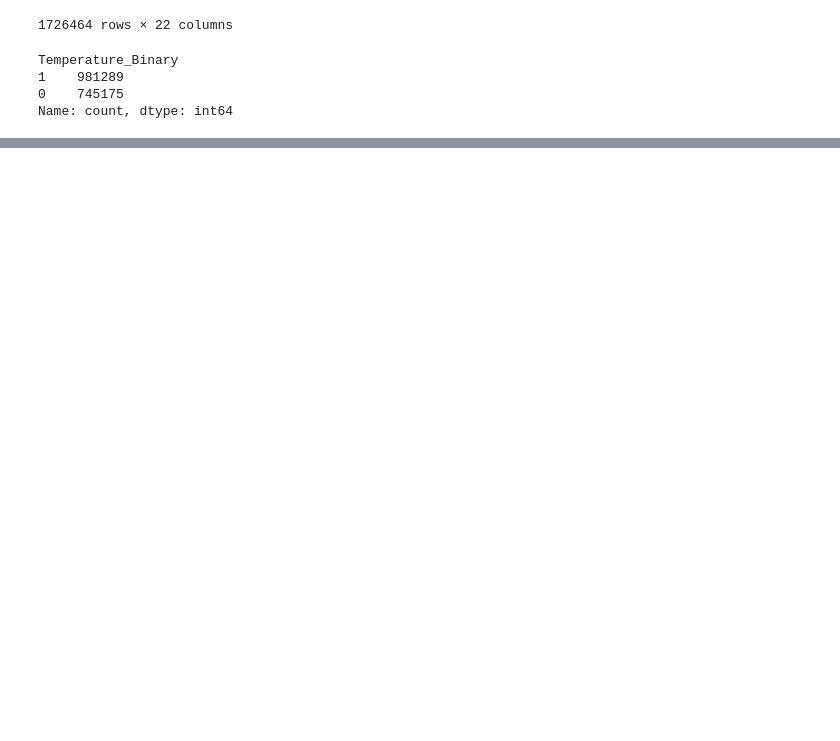
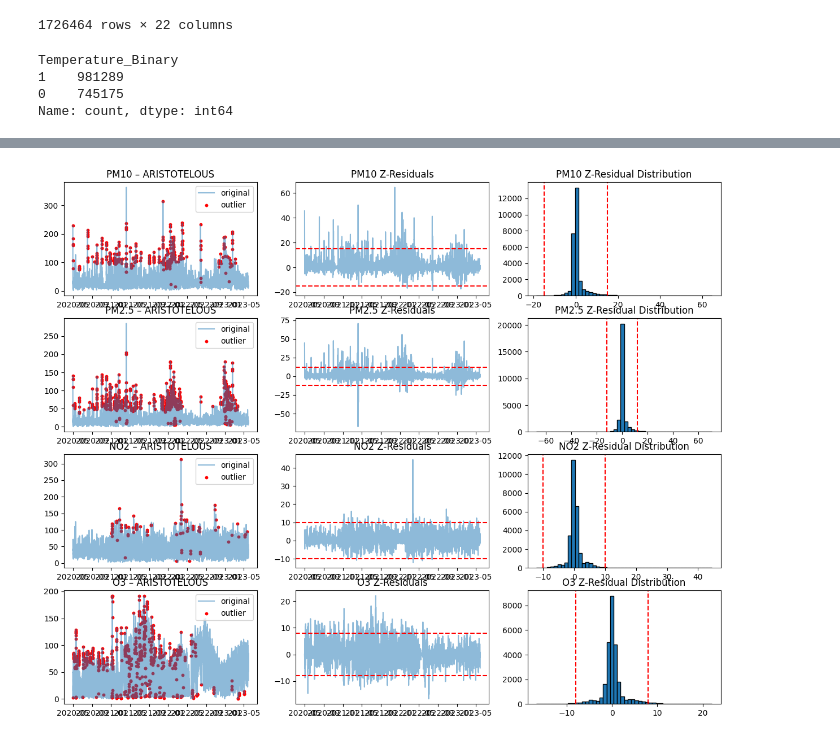
Before and after one commit to erzamerovci/PVDH-AirQualityDataAnalysisAndVisualization, a Jupyter notebook: air_quality_analysis.ipynb, the cells around one changed output, grey strips where cells are left out. Cells and saved outputs as stored; diff of their text form; code cells hidden in the pictures; blank space fills up the shorter version.

Commit message:
Add plot_station_outliers function for visualizing pollutant outliers

```diff
--- a/air_quality_analysis.ipynb
+++ b/air_quality_analysis.ipynb
@@ -758,0 +829,34 @@ df_no_outliers
+# %%
+import matplotlib.pyplot as plt
+
+def plot_station_outliers(station_name, df_final):
+    station_df = df_final[df_final['station_name'] == station_name].sort_values('Date')
+
+    fig, axes = plt.subplots(4, 3, figsize=(15, 12))
+    axes = axes.flatten()
+
+    for idx, var in enumerate(['PM10', 'PM2.5', 'NO2', 'O3']):
+        suf = safe_name(var)
+        zcol = f'{suf}_z_resid'
+        outlier_col = f'{suf}_outlier_two_sided'
+
+        axes[idx*3].plot(station_df['Date'], station_df[var], alpha=0.5, label='original')
+        outliers = station_df[station_df[outlier_col]]
+        axes[idx*3].scatter(outliers['Date'], outliers[var], color='red', s=10, label='outlier')
+        axes[idx*3].set_title(f'{var} – {station_name}')
+        axes[idx*3].legend()
+
+        axes[idx*3+1].plot(station_df['Date'], station_df[zcol], alpha=0.5)
+        axes[idx*3+1].axhline(y=per_var_thresh[var], color='r', linestyle='--',
+                                label=f'Threshold: {per_var_thresh[var]}')
+        axes[idx*3+1].axhline(y=-per_var_thresh[var], color='r', linestyle='--')
+        axes[idx*3+1].set_title(f'{var} Z-Residuals')
+
+        axes[idx*3+2].hist(station_df[zcol].dropna(), bins=50, edgecolor='black')
+        axes[idx*3+2].axvline(x=per_var_thresh[var], color='r', linestyle='--')
+        axes[idx*3+2].axvline(x=-per_var_thresh[var], color='r', linestyle='--')
+        axes[idx*3+2].set_title(f'{var} Z-Residual Distribution')
+# %%
+plot_station_outliers('ARISTOTELOUS', df_final)
+# %% [output]
+[figure, added]
```
Also changed, not shown: parts of 13 cells of this notebook.
